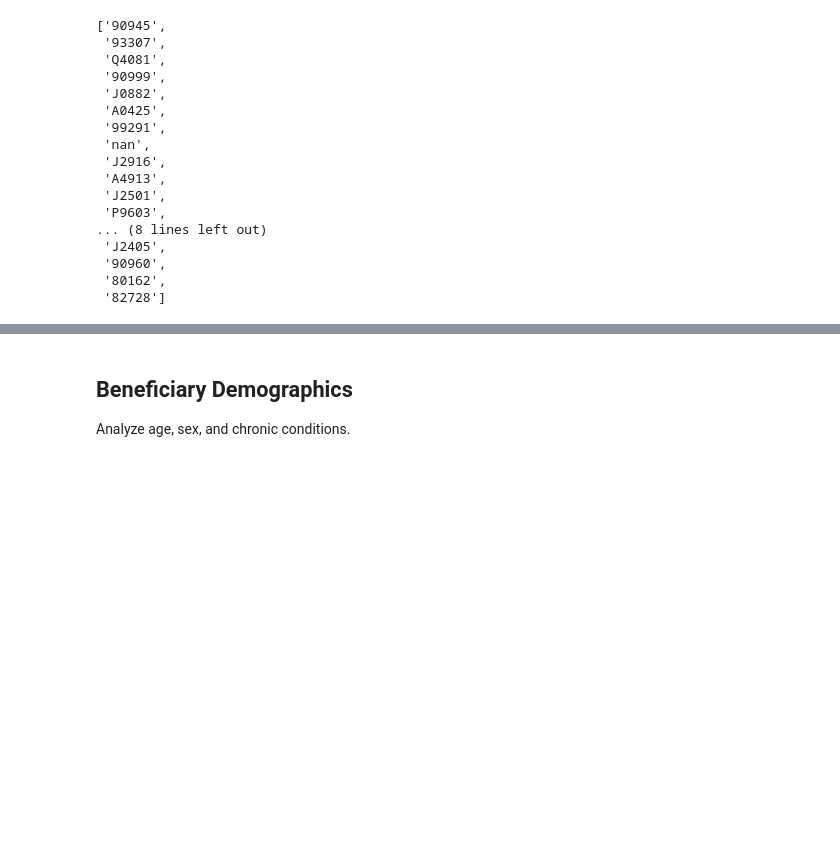
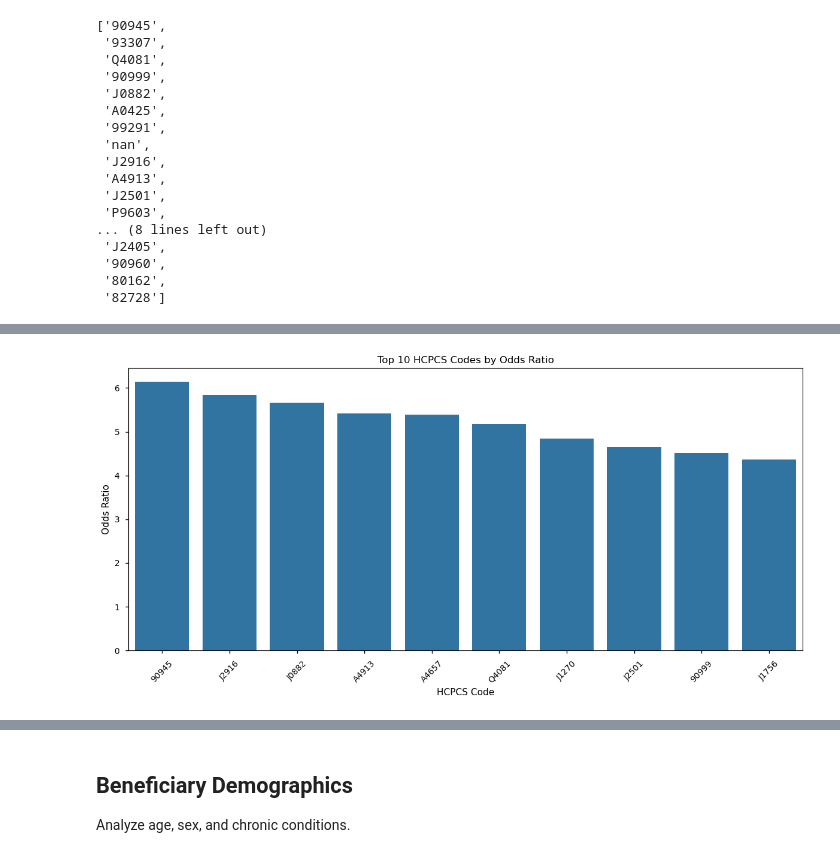
Before and after one commit to jimmyjamesarnold/healthcare-synpuf-pipeline, a Jupyter notebook: notebooks/eda.ipynb, the cells around one changed output, grey strips where cells are left out. Saved outputs shown, nothing was run; the diff lists cells and outputs as text; code cells hidden in the pictures; blank space fills up the shorter version.

Commit message:
updated pipeline and added eda and outputs

```diff
--- a/notebooks/eda.ipynb
+++ b/notebooks/eda.ipynb
@@ -540,0 +681,93 @@ hcpcs_list
+# %%
+# Step 2: Explode to one row per ICD code per claim
+claims_exploded = claims_window[['DESYNPUF_ID', 'septicemia_case_ind', 'hcpcs_list']].explode('hcpcs_list').rename(columns={'hcpcs_list': 'HCPCS_code'})
+claims_exploded = claims_exploded[claims_exploded['HCPCS_code'].notnull()]
+
+# Step 3: Compute prevalence (1 if code present, 0 otherwise)
+prevalence = claims_exploded.groupby(['DESYNPUF_ID', 'septicemia_case_ind', 'HCPCS_code']).size().reset_index().rename(columns={0: 'count'})
+prevalence['present'] = (prevalence['count'] > 0).astype('int8')
+prevalence = prevalence[['DESYNPUF_ID', 'septicemia_case_ind', 'HCPCS_code', 'present']].drop_duplicates()
+
+# Step 4: Compute 2x2 contingency table for each ICD code
+total_beneficiaries = claims_window[['DESYNPUF_ID', 'septicemia_case_ind']].drop_duplicates().groupby('septicemia_case_ind')['DESYNPUF_ID'].nunique()
+n_pos = total_beneficiaries[1]
+n_neg = total_beneficiaries[0]
+
+odds_ratios = []
+for hcpcs_code in prevalence['HCPCS_code'].unique():
+    # Subset for current ICD code
+    code_data = prevalence[prevalence['HCPCS_code'] == hcpcs_code]
+
+    # Count patients with/without code in each group
+    pos_with_code = code_data[(code_data['septicemia_case_ind'] == 1) & (code_data['present'] == 1)]['DESYNPUF_ID'].nunique()
+    pos_without_code = n_pos - pos_with_code
+    neg_with_code = code_data[(code_data['septicemia_case_ind'] == 0) & (code_data['present'] == 1)]['DESYNPUF_ID'].nunique()
+    neg_without_code = n_neg - neg_with_code
+
+    # Compute prevalence
+    prev_pos = pos_with_code / n_pos if n_pos > 0 else 0
+    prev_neg = neg_with_code / n_neg if n_neg > 0 else 0
+    prev_diff = prev_pos - prev_neg
+    prev_ratio = prev_pos / prev_neg if prev_neg > 0 else np.inf
+
+    # Compute odds ratio
+    if pos_without_code > 0 and neg_with_code > 0:  # Avoid division by zero
+        odds_ratio = (pos_with_code * neg_without_code) / (pos_without_code * neg_with_code)
+    else:
+        odds_ratio = np.inf
+
+    # Compute chi-squared test for significance
+    contingency_table = [[pos_with_code, pos_without_code], [neg_with_code, neg_without_code]]
+    chi2, p_value, _, _ = stats.chi2_contingency(contingency_table, correction=True)
+
+    odds_ratios.append({
+        'HCPCS_code': hcpcs_code,
+        'prevalence_positive': prev_pos,
+        'prevalence_negative': prev_neg,
+        'prevalence_difference': prev_diff,
+        'prevalence_ratio': prev_ratio,
+        'odds_ratio': odds_ratio,
+        'p_value': p_value,
+        'pos_with_code': pos_with_code,
+        'neg_with_code': neg_with_code
+    })
+
+# Convert to DataFrame
+odds_ratios_df = pd.DataFrame(odds_ratios)
+
+# Filter significant codes
+# Positive-class features: odds_ratio > 2, prevalence_difference > 0.01, p_value < 0.05
+positive_codes = odds_ratios_df[
+    (odds_ratios_df['odds_ratio'] > 2) &
+    (odds_ratios_df['prevalence_difference'] > 0.01) &
+    (odds_ratios_df['p_value'] < 0.05)
+].sort_values('odds_ratio', ascending=False)
+
+# Negative-class features: odds_ratio < 0.5, prevalence_difference < -0.01, p_value < 0.05
+negative_codes = odds_ratios_df[
+    (odds_ratios_df['odds_ratio'] < 0.5) &
+    (odds_ratios_df['prevalence_difference'] < -0.01) &
+    (odds_ratios_df['p_value'] < 0.05)
+].sort_values('odds_ratio', ascending=True)
+
+# Combine positive and negative codes
+significant_codes = pd.concat([positive_codes, negative_codes]).sort_values('odds_ratio', ascending=False)
+
+# Save results
+output_path = '/home/jim/git/healthcare-synpuf-pipeline/outputs/eda/hcpcs_odds_ratios.csv'
+significant_codes.to_csv(output_path, index=False)
+# logger.info(f"Saved odds ratios to {output_path}")
+
+# Visualize top 10 codes
+top_10_codes = significant_codes.head(10)
+plt.figure(figsize=(12, 6))
+sns.barplot(data=top_10_codes, x='HCPCS_code', y='odds_ratio')
+plt.title('Top 10 HCPCS Codes by Odds Ratio')
+plt.xlabel('HCPCS Code')
+plt.ylabel('Odds Ratio')
+plt.xticks(rotation=45)
+plt.tight_layout()
+plt.savefig('/home/jim/git/healthcare-synpuf-pipeline/outputs/eda/top_hcpcs_odds_ratios.png')
+plt.show()
+# %% [output]
+[figure, added]
```
Also changed, not shown: parts of 24 cells of this notebook, 50 other files.
